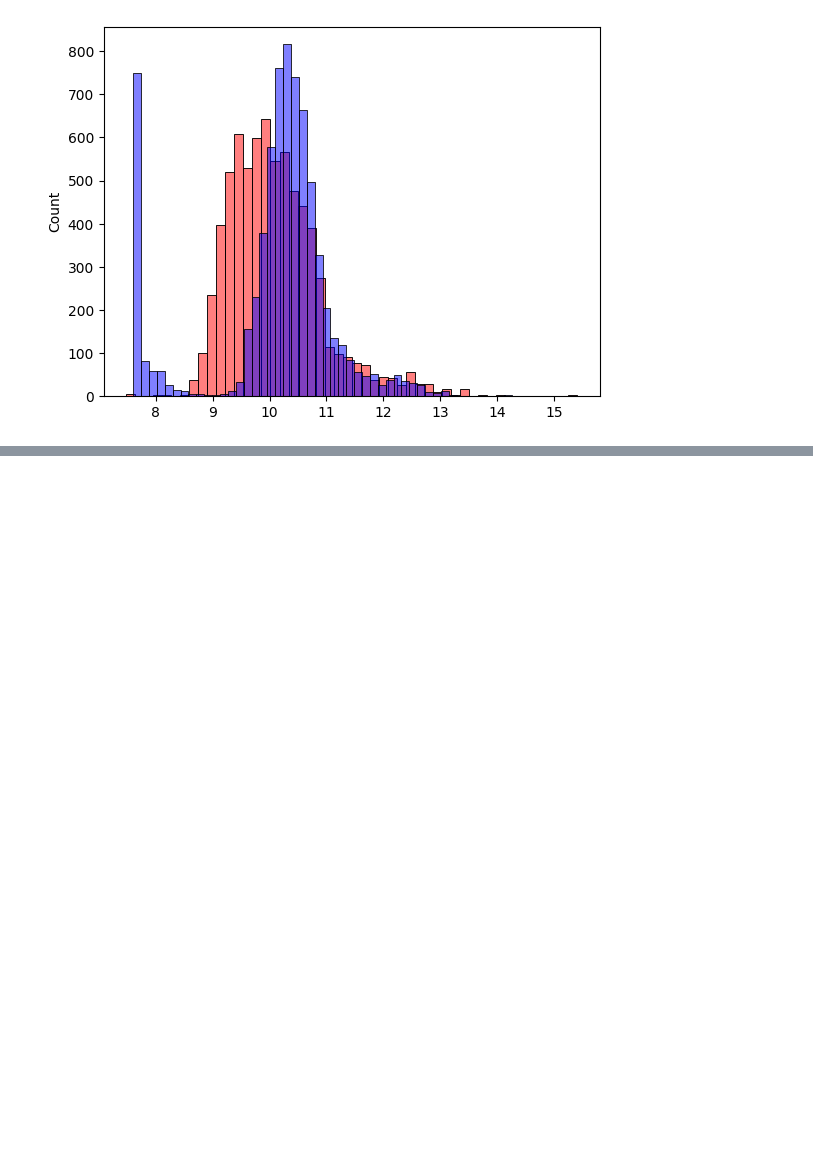
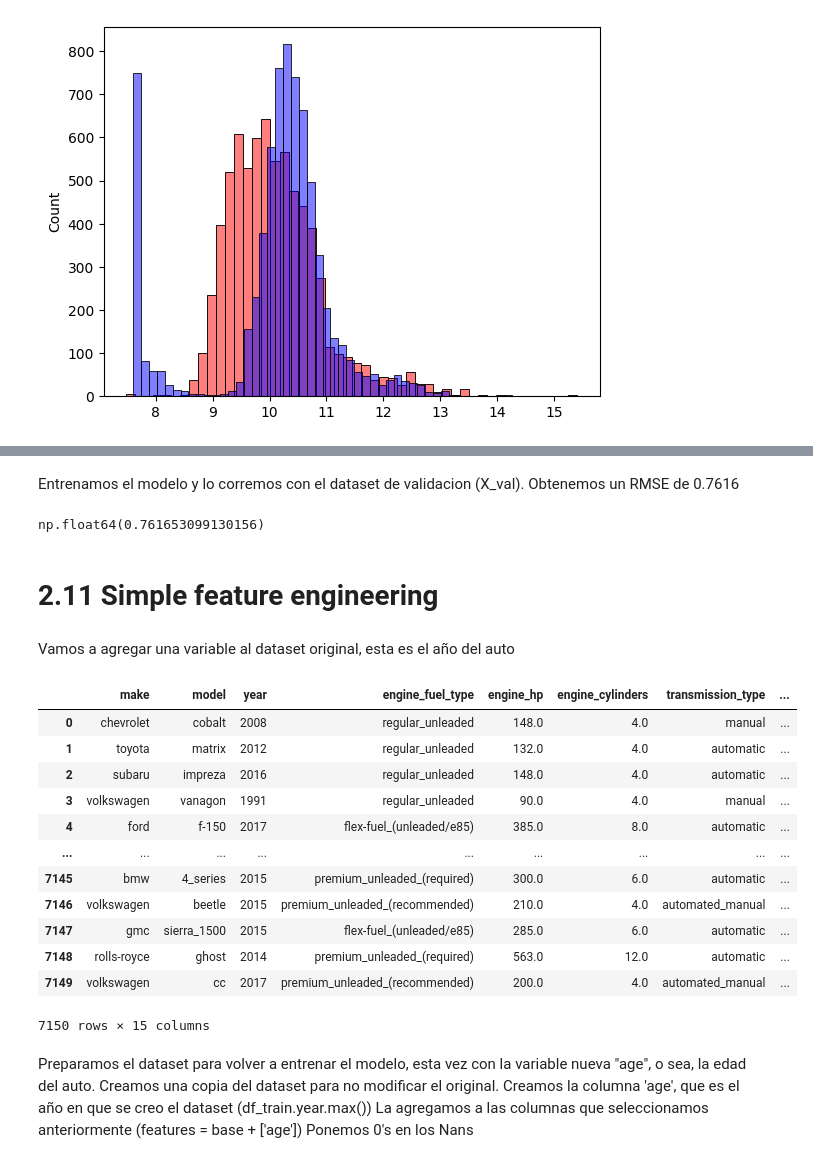
Before and after one commit to pepecg82/ml-zoomcamp, a Jupyter notebook: 02-regression/car_price_prediction.ipynb, the cells around one changed output, grey strips where cells are left out. Drawn from its saved outputs; the diff is of its cells as text; code cells hidden in the pictures; blank space fills up the shorter version.

Commit message:
model train and feat eng

```diff
--- a/02-regression/car_price_prediction.ipynb
+++ b/02-regression/car_price_prediction.ipynb
@@ -414,0 +462,38 @@ sns.histplot(y_train, color='blue', alpha=0.5, bins=50)
+# %% [markdown]
+Entrenamos el modelo y lo corremos con el dataset de validacion (X_val). Obtenemos un RMSE de 0.7616
+# %%
+X_train = prepare_X(df_train)
+w0, w = train_linear_regression(X_train, y_train)
+
+X_val = prepare_X(df_val)
+y_pred = w0 + X_val.dot(w)
+
+rmse(y_val, y_pred)
+# %% [output]
+np.float64(0.761653099130156)
+# %% [markdown]
+# 2.11 Simple feature engineering
+# %% [markdown]
+Vamos a agregar una variable al dataset original, esta es el año del auto
+# %%
+2017 - df_train.year
+# %% [output]
+|  | make | model | year | engine_fuel_type | engine_hp | engine_cylinders | transmission_type | ... |
+| 0 | chevrolet | cobalt | 2008 | regular_unleaded | 148.0 | 4.0 | manual | ... |
+| 1 | toyota | matrix | 2012 | regular_unleaded | 132.0 | 4.0 | automatic | ... |
+| 2 | subaru | impreza | 2016 | regular_unleaded | 148.0 | 4.0 | automatic | ... |
+| 3 | volkswagen | vanagon | 1991 | regular_unleaded | 90.0 | 4.0 | manual | ... |
+| 4 | ford | f-150 | 2017 | flex-fuel_(unleaded/e85) | 385.0 | 8.0 | automatic | ... |
+| ... | ... | ... | ... | ... | ... | ... | ... | ... |
+| 7145 | bmw | 4_series | 2015 | premium_unleaded_(required) | 300.0 | 6.0 | automatic | ... |
+| 7146 | volkswagen | beetle | 2015 | premium_unleaded_(recommended) | 210.0 | 4.0 | automated_manual | ... |
+| 7147 | gmc | sierra_1500 | 2015 | flex-fuel_(unleaded/e85) | 285.0 | 6.0 | automatic | ... |
+| 7148 | rolls-royce | ghost | 2014 | premium_unleaded_(required) | 563.0 | 12.0 | automatic | ... |
+| 7149 | volkswagen | cc | 2017 | premium_unleaded_(recommended) | 200.0 | 4.0 | automated_manual | ... |
+7150 rows × 15 columns
+# %% [markdown]
+Preparamos el dataset para volver a entrenar el modelo, esta vez con la variable nueva "age", o sea, la edad del auto.
+Creamos una copia del dataset para no modificar el original.
+Creamos la columna 'age', que es el año en que se creo el dataset (df_train.year.max())
+La agregamos a las columnas que seleccionamos anteriormente (features = base + ['age'])
+Ponemos 0's en los Nans
```
Also changed, not shown: parts of 16 cells of this notebook.
